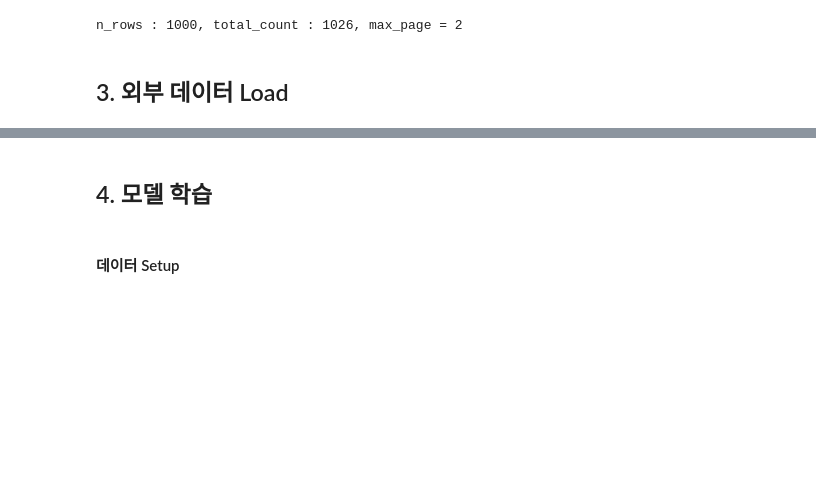
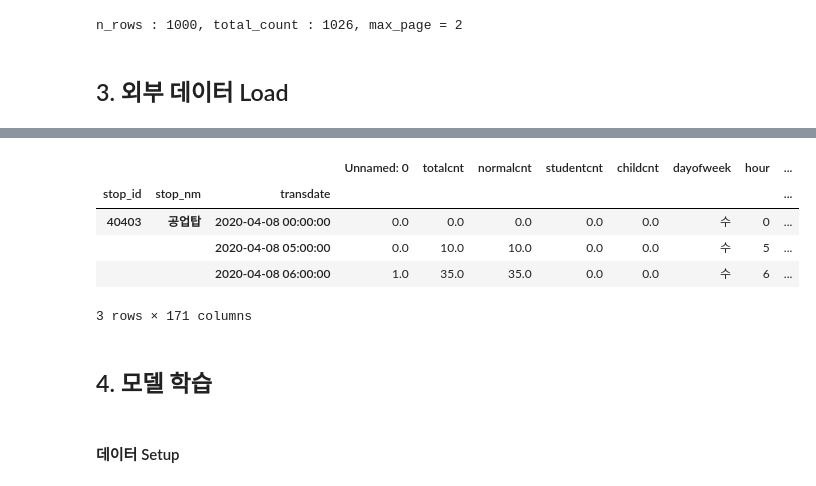
Before and after one commit to Goodmytoy/Passenger_Demand, a Jupyter notebook: model_mr/work_210416/main.ipynb, the cells around one changed output, grey strips where cells are left out. Cells and saved outputs as stored; diff of their text form; code cells hidden in the pictures; blank space fills up the shorter version.

```diff
--- a/model_mr/work_210416/main.ipynb
+++ b/model_mr/work_210416/main.ipynb
@@ -155,3 +157,12 @@ ml_data = preprocessing.run()
+# %%
+ml_data.head(3)
+# %% [output]
+|  |  |  | Unnamed: 0 | totalcnt | normalcnt | studentcnt | childcnt | dayofweek | hour | ... |
+| stop_id | stop_nm | transdate |  |  |  |  |  |  |  | ... |
+| 40403 | 공업탑 | 2020-04-08 00:00:00 | 0.0 | 0.0 | 0.0 | 0.0 | 0.0 | 수 | 0 | ... |
+|  |  | 2020-04-08 05:00:00 | 0.0 | 10.0 | 10.0 | 0.0 | 0.0 | 수 | 5 | ... |
+|  |  | 2020-04-08 06:00:00 | 1.0 | 35.0 | 35.0 | 0.0 | 0.0 | 수 | 6 | ... |
+3 rows × 171 columns
 # %%
 del base_data
 # %% [markdown]
```
Also changed, not shown: parts of 11 cells of this notebook, 9 other files.
